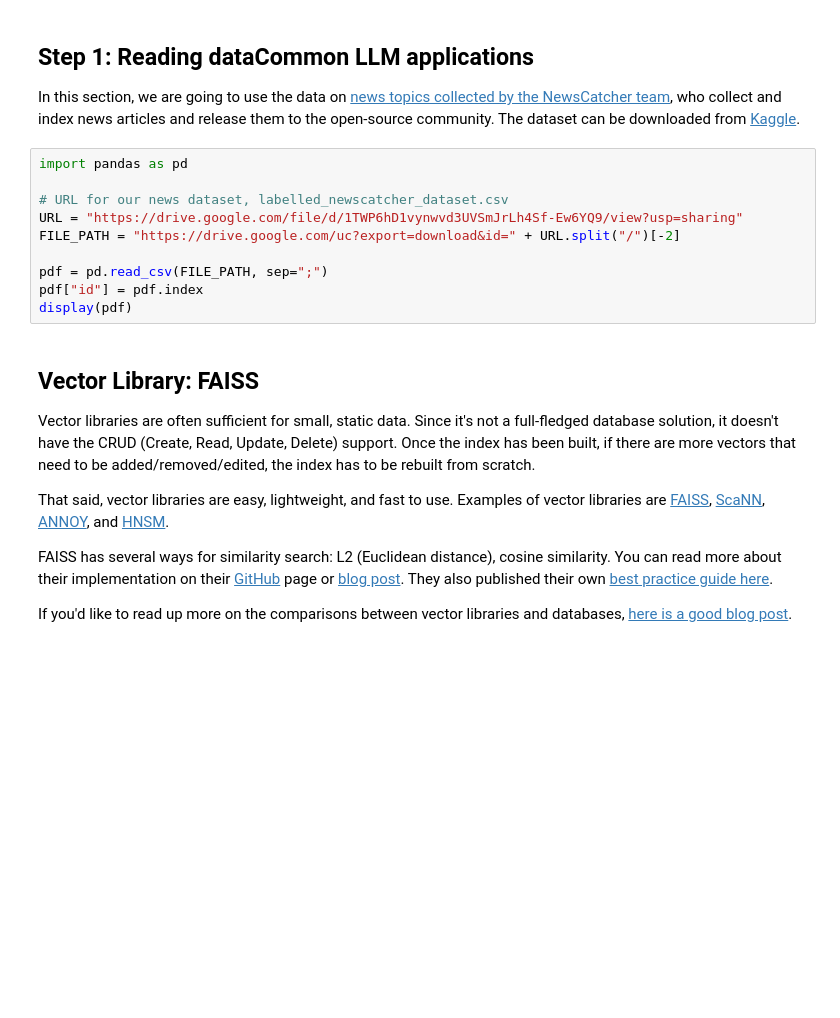
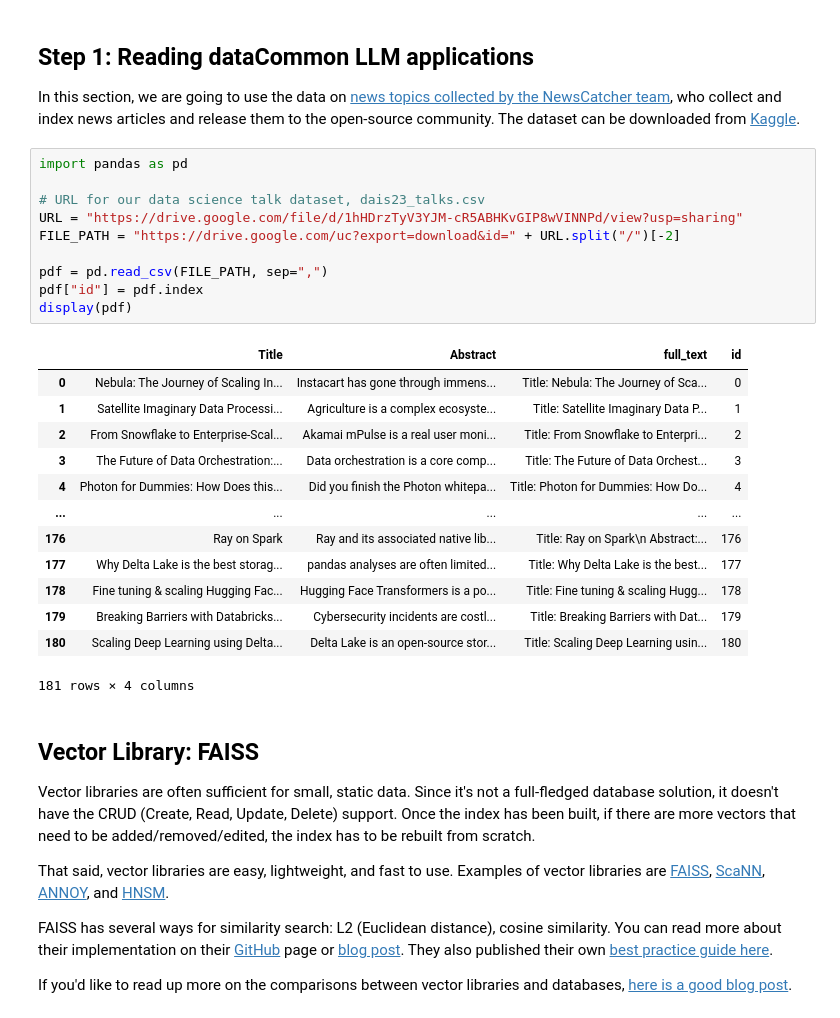
Before and after one commit to sreent/large-language-model, a Jupyter notebook: 2 Embeddings and Vector Search - Lab.ipynb, the cells around one changed output. Saved outputs shown, nothing was run; the diff lists cells and outputs as text; blank space fills up the shorter version.

```diff
--- a/2 Embeddings and Vector Search - Lab.ipynb
+++ b/2 Embeddings and Vector Search - Lab.ipynb
@@ -30,13 +39,27 @@ In this section, we are going to use the data on <a href="https://newscatcherapi
 # %%
 import pandas as pd
 
-# URL for our news dataset, labelled_newscatcher_dataset.csv
-URL = "https://drive.google.com/file/d/1TWP6hD1vynwvd3UVSmJrLh4Sf-Ew6YQ9/view?usp=sharing"
+# URL for our data science talk dataset, dais23_talks.csv
+URL = "https://drive.google.com/file/d/1hHDrzTyV3YJM-cR5ABHKvGIP8wVINNPd/view?usp=sharing"
 FILE_PATH = "https://drive.google.com/uc?export=download&id=" + URL.split("/")[-2]
 
-pdf = pd.read_csv(FILE_PATH, sep=";")
+pdf = pd.read_csv(FILE_PATH, sep=",")
 pdf["id"] = pdf.index
 display(pdf)
+# %% [output]
+|  | Title | Abstract | full_text | id |
+| 0 | Nebula: The Journey of Scaling In... | Instacart has gone through immens... | Title: Nebula: The Journey of Sca... | 0 |
+| 1 | Satellite Imaginary Data Processi... | Agriculture is a complex ecosyste... | Title: Satellite Imaginary Data P... | 1 |
+| 2 | From Snowflake to Enterprise-Scal... | Akamai mPulse is a real user moni... | Title: From Snowflake to Enterpri... | 2 |
+| 3 | The Future of Data Orchestration:... | Data orchestration is a core comp... | Title: The Future of Data Orchest... | 3 |
+| 4 | Photon for Dummies: How Does this... | Did you finish the Photon whitepa... | Title: Photon for Dummies: How Do... | 4 |
+| ... | ... | ... | ... | ... |
+| 176 | Ray on Spark | Ray and its associated native lib... | Title: Ray on Spark\n Abstract:... | 176 |
+| 177 | Why Delta Lake is the best storag... | pandas analyses are often limited... | Title: Why Delta Lake is the best... | 177 |
+| 178 | Fine tuning & scaling Hugging Fac... | Hugging Face Transformers is a po... | Title: Fine tuning & scaling Hugg... | 178 |
+| 179 | Breaking Barriers with Databricks... | Cybersecurity incidents are costl... | Title: Breaking Barriers with Dat... | 179 |
+| 180 | Scaling Deep Learning using Delta... | Delta Lake is an open-source stor... | Title: Scaling Deep Learning usin... | 180 |
+181 rows × 4 columns
 # %% [markdown]
 ## Vector Library: FAISS
 Vector libraries are often sufficient for small, static data. Since it's not a full-fledged database solution, it doesn't have the CRUD (Create, Read, Update, Delete) support. Once the index has been built, if there are more vectors that need to be added/removed/edited, the index has to be rebuilt from scratch.
```
Also changed, not shown: parts of 4 cells of this notebook.
